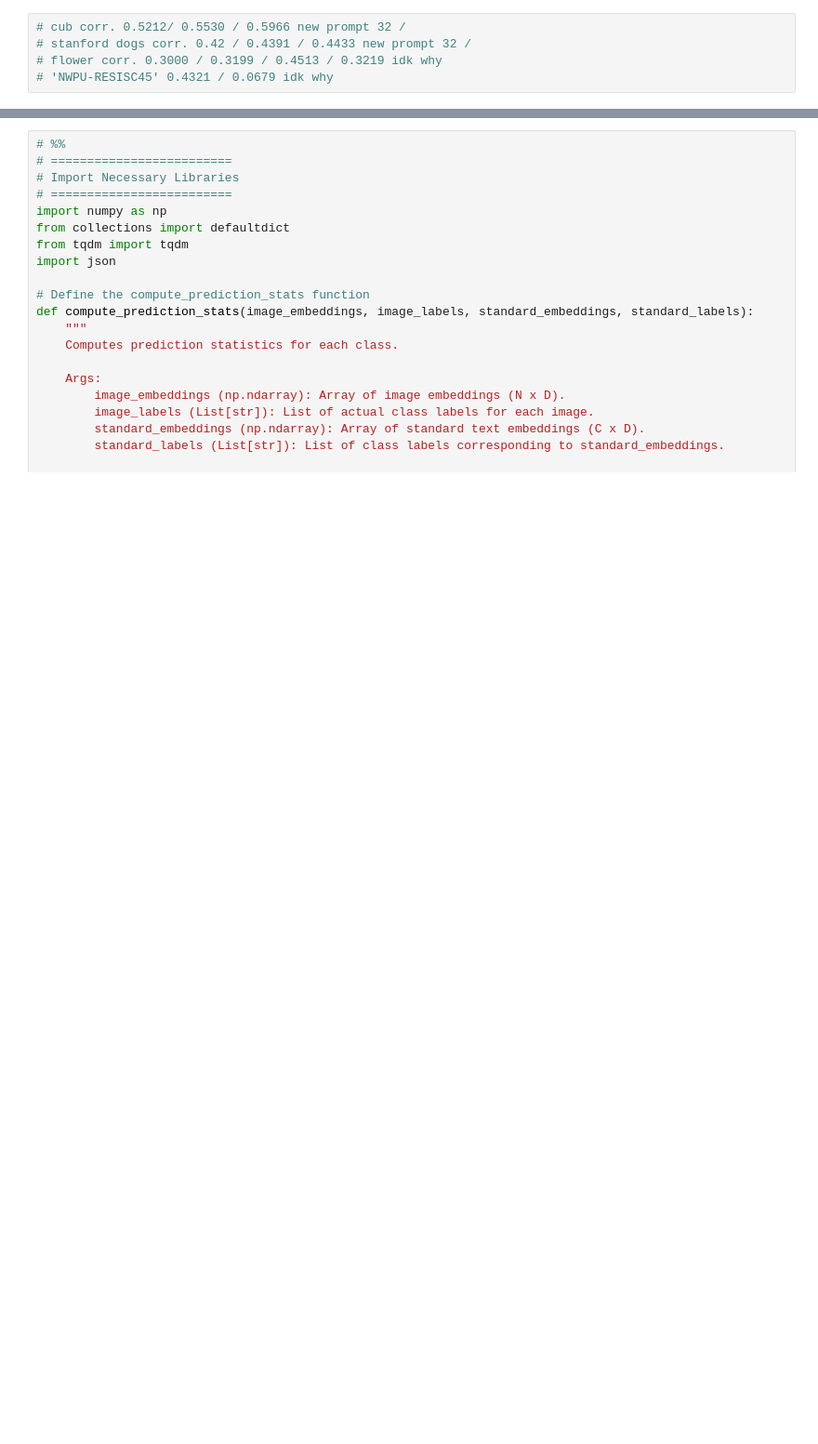
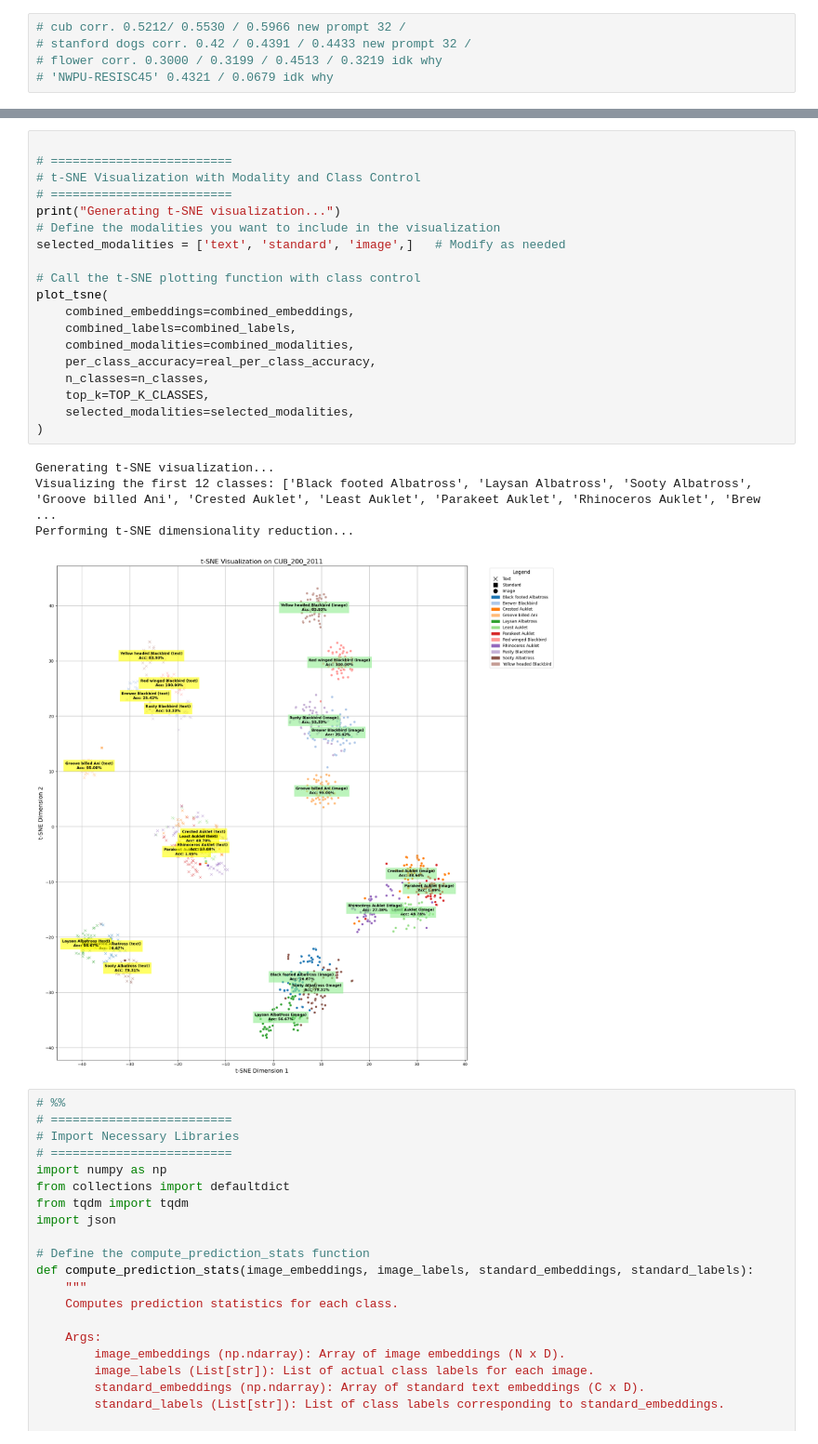
Before and after one commit to ywugwu/ms-thesis, a Jupyter notebook: q4_text_prior.ipynb, the cells around one changed output, grey strips where cells are left out. Shown at 93% size. Cells and saved outputs as stored; diff of their text form; blank space fills up the shorter version.

```diff
--- a/q4_text_prior.ipynb
+++ b/q4_text_prior.ipynb
@@ -932,3 +1005,27 @@ Performing t-SNE dimensionality reduction...
+# %%
+
+# =========================
+# t-SNE Visualization with Modality and Class Control
+# =========================
+print("Generating t-SNE visualization...")
+# Define the modalities you want to include in the visualization
+selected_modalities = ['text', 'standard', 'image',]   # Modify as needed
+
+# Call the t-SNE plotting function with class control
+plot_tsne(
+    combined_embeddings=combined_embeddings,
+    combined_labels=combined_labels,
+    combined_modalities=combined_modalities,
+    per_class_accuracy=real_per_class_accuracy,
+    n_classes=n_classes,
+    top_k=TOP_K_CLASSES,
+    selected_modalities=selected_modalities,
+)
+# %% [output]
+Generating t-SNE visualization...
+Visualizing the first 12 classes: ['Black footed Albatross', 'Laysan Albatross', 'Sooty Albatross', 'Groove billed Ani', 'Crested Auklet', 'Least Auklet', 'Parakeet Auklet', 'Rhinoceros Auklet', 'Brew ...
+Performing t-SNE dimensionality reduction...
+[figure, added]
 # %%
 # %%
 # =========================
```
Also changed, not shown: parts of 9 cells of this notebook, 9 other files.
